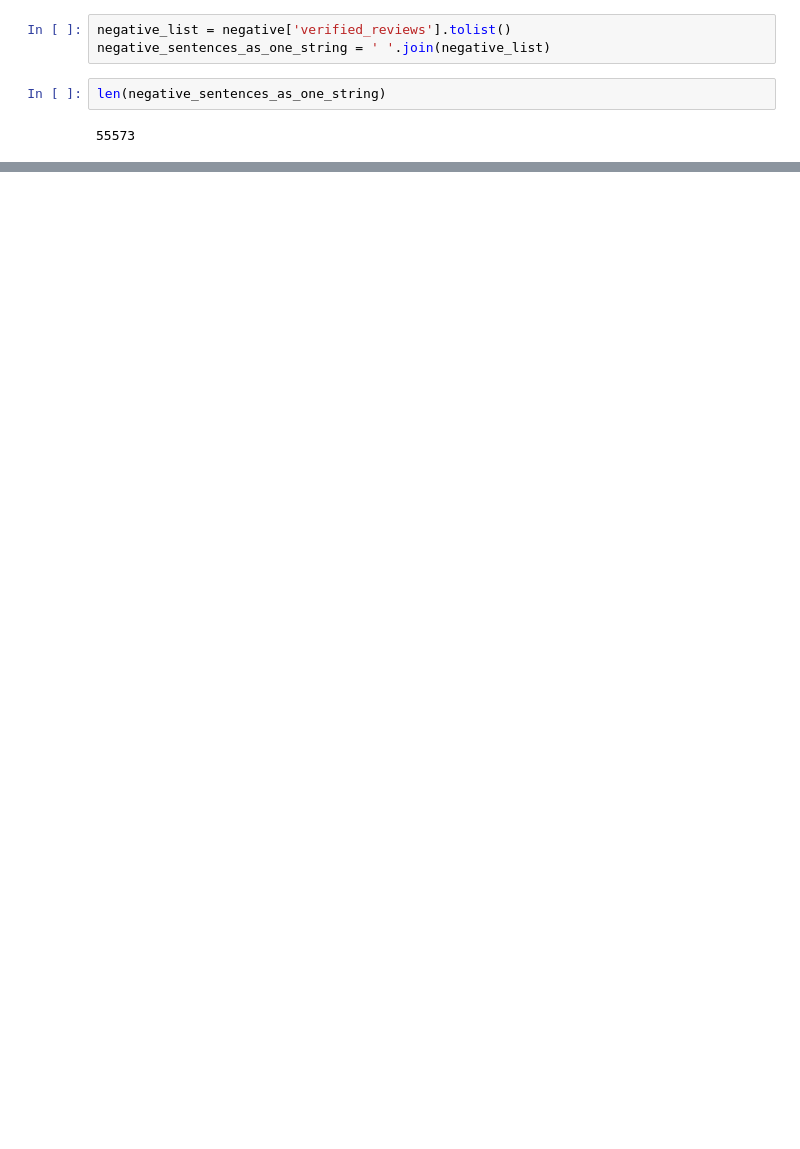
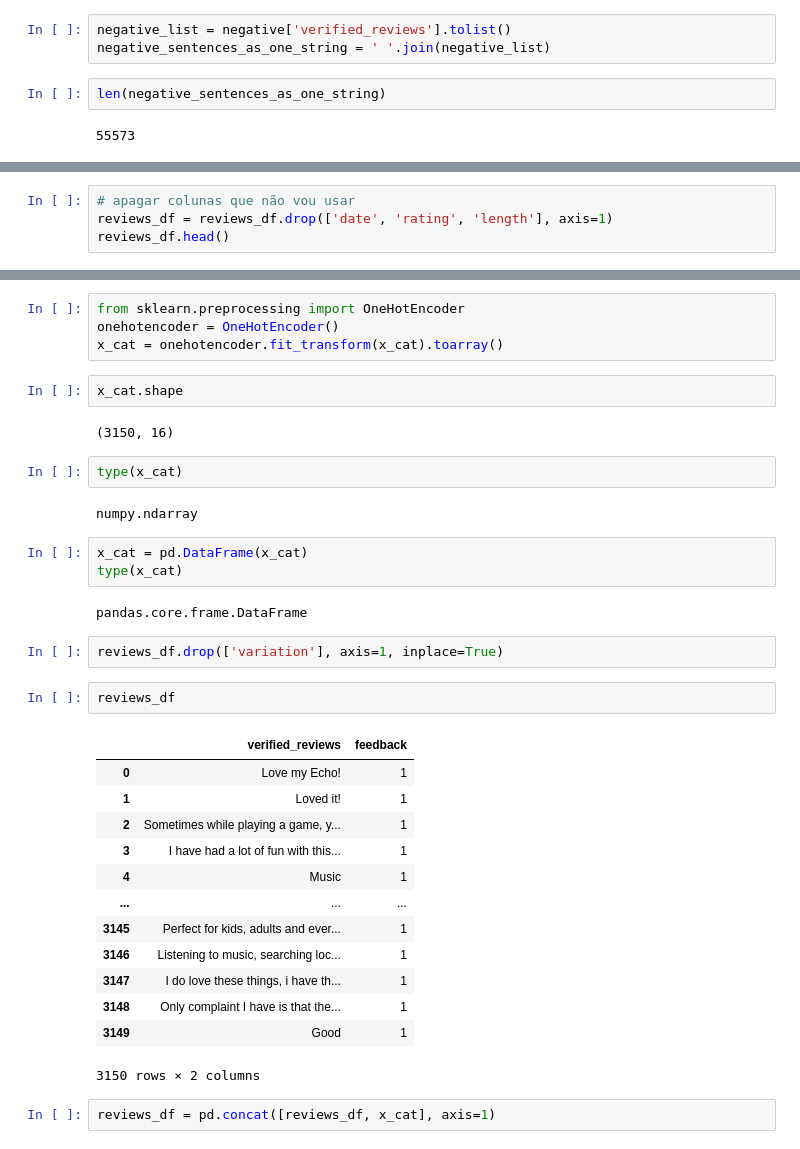
Before and after one commit to caiquemiranda/machine-learning-business-python, a Jupyter notebook: RP-department.ipynb, the cells around one changed output, grey strips where cells are left out. Saved outputs shown, nothing was run; the diff lists cells and outputs as text; blank space fills up the shorter version.

```diff
--- a/RP-department.ipynb
+++ b/RP-department.ipynb
@@ -166,0 +176,4 @@ plt.imshow(WordCloud().generate(negative_sentences_as_one_string));
+# %%
+# apagar colunas que não vou usar
+reviews_df = reviews_df.drop(['date', 'rating', 'length'], axis=1)
+reviews_df.head()
@@ -166,0 +205,37 @@ plt.imshow(WordCloud().generate(negative_sentences_as_one_string));
+# %%
+from sklearn.preprocessing import OneHotEncoder
+onehotencoder = OneHotEncoder()
+x_cat = onehotencoder.fit_transform(x_cat).toarray()
+# %%
+x_cat.shape
+# %% [output]
+(3150, 16)
+# %%
+type(x_cat)
+# %% [output]
+numpy.ndarray
+# %%
+x_cat = pd.DataFrame(x_cat)
+type(x_cat)
+# %% [output]
+pandas.core.frame.DataFrame
+# %%
+reviews_df.drop(['variation'], axis=1, inplace=True)
+# %%
+reviews_df
+# %% [output]
+|  | verified_reviews | feedback |
+| 0 | Love my Echo! | 1 |
+| 1 | Loved it! | 1 |
+| 2 | Sometimes while playing a game, y... | 1 |
+| 3 | I have had a lot of fun with this... | 1 |
+| 4 | Music | 1 |
+| ... | ... | ... |
+| 3145 | Perfect for kids, adults and ever... | 1 |
+| 3146 | Listening to music, searching loc... | 1 |
+| 3147 | I do love these things, i have th... | 1 |
+| 3148 | Only complaint I have is that the... | 1 |
+| 3149 | Good | 1 |
+3150 rows × 2 columns
+# %%
+reviews_df = pd.concat([reviews_df, x_cat], axis=1)
```
Also changed, not shown: parts of 39 cells of this notebook.
